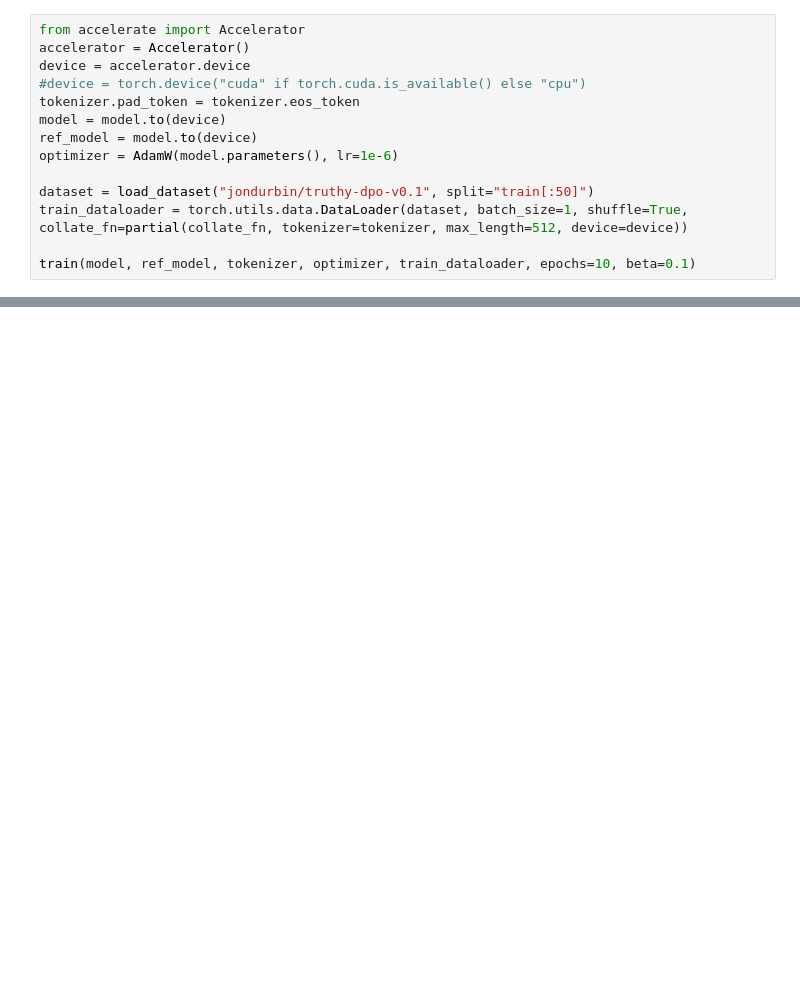
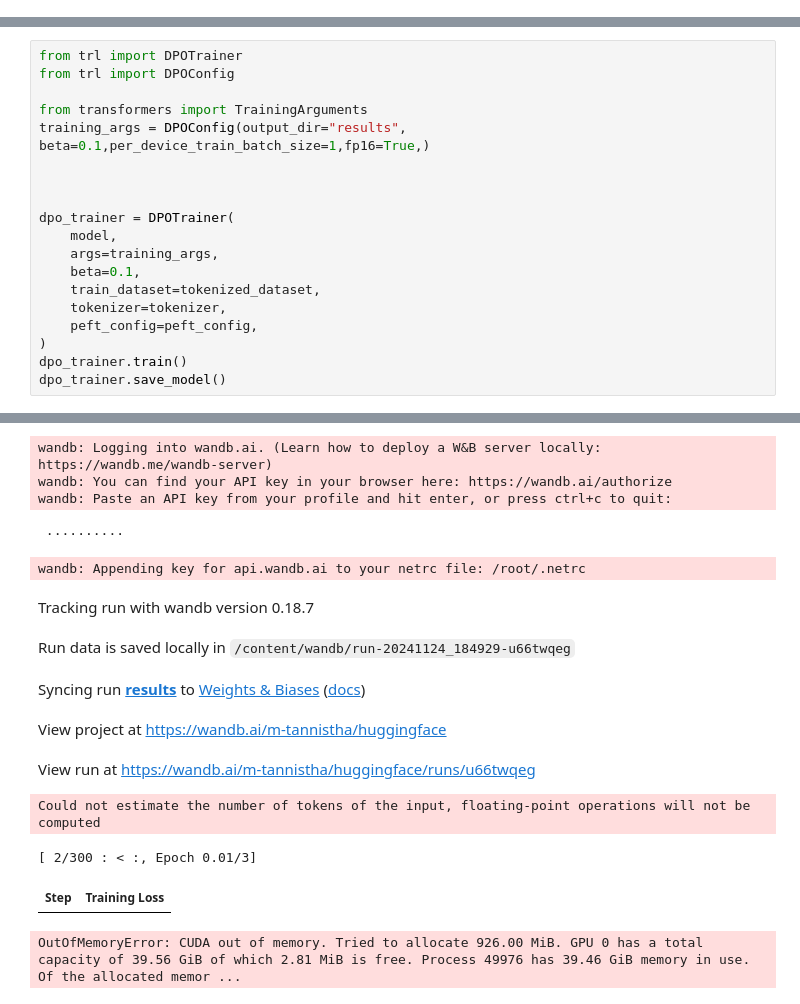
Before and after one commit to deepkapha/LLM-fine-tuning, a Jupyter notebook: DPO.ipynb, the cells around one changed output, grey strips where cells are left out. Saved outputs shown, nothing was run; the diff lists cells and outputs as text; blank space fills up the shorter version.

```diff
--- a/DPO.ipynb
+++ b/DPO.ipynb
@@ -198,14 +272,0 @@ Unsloth: Fast downloading is enabled - ignore downloading bars which are red col
-# %%
-from accelerate import Accelerator
-accelerator = Accelerator()
-device = accelerator.device
-#device = torch.device("cuda" if torch.cuda.is_available() else "cpu")
-tokenizer.pad_token = tokenizer.eos_token
-model = model.to(device)
-ref_model = model.to(device)
-optimizer = AdamW(model.parameters(), lr=1e-6)
-
-dataset = load_dataset("jondurbin/truthy-dpo-v0.1", split="train[:50]")
-train_dataloader = torch.utils.data.DataLoader(dataset, batch_size=1, shuffle=True, collate_fn=partial(collate_fn, tokenizer=tokenizer, max_length=512, device=device))
-
-train(model, ref_model, tokenizer, optimizer, train_dataloader, epochs=10, beta=0.1)
@@ -232,0 +273,20 @@ RuntimeError: one of the variables needed for gradient computation has been modi
+# %%
+from trl import DPOTrainer
+from trl import DPOConfig
+
+from transformers import TrainingArguments
+training_args = DPOConfig(output_dir="results", beta=0.1,per_device_train_batch_size=1,fp16=True,)
+
+
+
+dpo_trainer = DPOTrainer(
+    model,
+    args=training_args,
+    beta=0.1,
+    train_dataset=tokenized_dataset,
+    tokenizer=tokenizer,
+    peft_config=peft_config,
+)
+dpo_trainer.train()
+dpo_trainer.save_model()
+# %% [output]
@@ -232,0 +296,14 @@ RuntimeError: one of the variables needed for gradient computation has been modi
+wandb: Logging into wandb.ai. (Learn how to deploy a W&B server locally: https://wandb.me/wandb-server)
+wandb: You can find your API key in your browser here: https://wandb.ai/authorize
+wandb: Paste an API key from your profile and hit enter, or press ctrl+c to quit:
+ ··········
+wandb: Appending key for api.wandb.ai to your netrc file: /root/.netrc
+Tracking run with wandb version 0.18.7
+Run data is saved locally in /content/wandb/run-20241124_184929-u66twqeg
+Syncing run results to Weights & Biases (docs)
+View project at https://wandb.ai/m-tannistha/huggingface
+View run at https://wandb.ai/m-tannistha/huggingface/runs/u66twqeg
+Could not estimate the number of tokens of the input, floating-point operations will not be computed
+[ 2/300 : < :, Epoch 0.01/3]
+| Step | Training Loss |
+OutOfMemoryError: CUDA out of memory. Tried to allocate 926.00 MiB. GPU 0 has a total capacity of 39.56 GiB of which 2.81 MiB is free. Process 49976 has 39.46 GiB memory in use. Of the allocated memor ...
```
Also changed, not shown: parts of 23 cells of this notebook.
